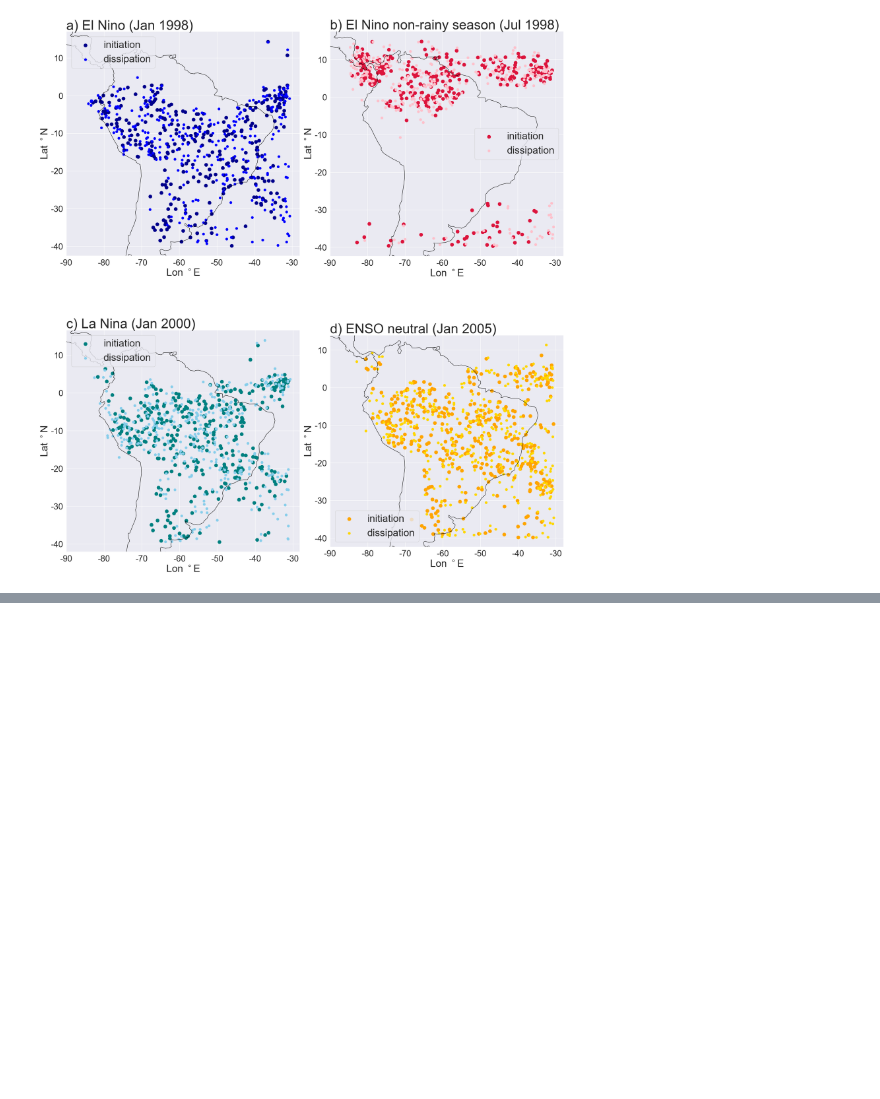
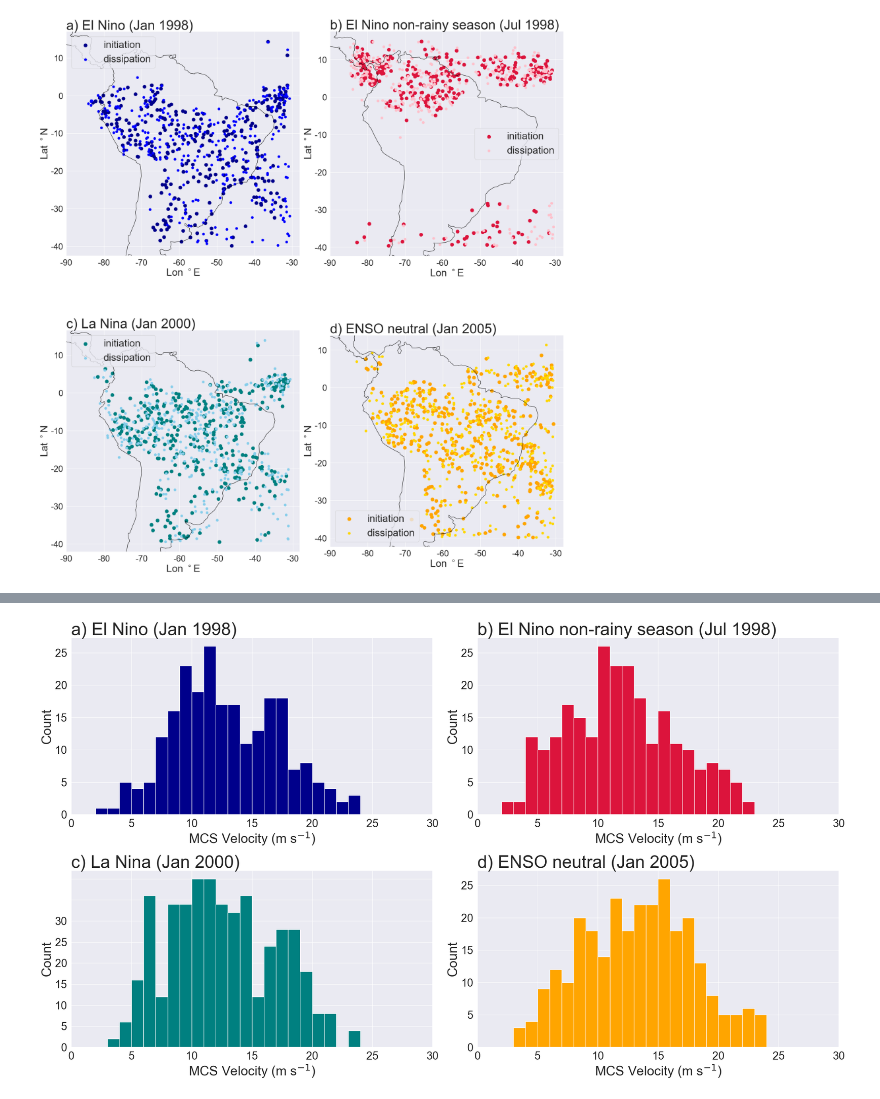
Before and after one commit to harrietgilmour/tobac_sensitivity, a Jupyter notebook: comparison_sensitivity_analysis.ipynb, the cells around one changed output, grey strips where cells are left out. Saved outputs shown, nothing was run; the diff lists cells and outputs as text; code cells hidden in the pictures; blank space fills up the shorter version.

```diff
--- a/comparison_sensitivity_analysis.ipynb
+++ b/comparison_sensitivity_analysis.ipynb
@@ -291,0 +361,5 @@ fig.tight_layout()
+# %%
+vel_225_1998= tobac.calculate_velocity(mcstracks_225_1998, method_distance=None)
+vel_225_jul= tobac.calculate_velocity(mcstracks_225_jul, method_distance=None)
+vel_225_2000= tobac.calculate_velocity(mcstracks_225_2000, method_distance=None)
+vel_225_2005= tobac.calculate_velocity(mcstracks_225_2005, method_distance=None)
@@ -291,0 +384,54 @@ fig.tight_layout()
+# %%
+#plots of MCS velocity
+import seaborn as sns
+sns.set(font_scale=1.5)
+
+plt.figure(figsize=(26,15))
+t = 40
+f= 30
+n=25
+lf= 35
+
+ax1 = plt.subplot(2,2,1)
+ax1.set_title('a) El Nino (Jan 1998) ', loc='left', fontsize= t)
+bins=bins
+ax1.hist(velocity_225_1998, bins=bins,color='darkblue',align='mid')
+ax1.set_xlim(0,30)
+ax1.set_xticklabels(ax1.get_xticks().astype(int),fontsize=n)
+ax1.set_yticklabels(ax1.get_yticks().astype(int),fontsize=n)
+ax1.set_xlabel('MCS Velocity (m s$^{-1}$)',fontsize=f)
+ax1.set_ylabel('Count',fontsize=f)
+
+ax2= plt.subplot(2,2,2)
+ax2.set_title('b) El Nino non-rainy season (Jul 1998) ', loc='left', fontsize= t)
+bins = bins
+ax2.hist(velocity_225_jul, bins=bins,align='mid',color='crimson')
+ax2.set_xlim(0,30)
+ax2.set_xticklabels(ax1.get_xticks().astype(int),fontsize=n)
+ax2.set_yticklabels(ax1.get_yticks().astype(int),fontsize=n)
+ax2.set_xlabel('MCS Velocity (m s$^{-1}$)',fontsize=f)
+ax2.set_ylabel('Count',fontsize=f)
+
+ax3= plt.subplot(2,2,3)
+ax3.set_title('c) La Nina (Jan 2000) ', loc='left', fontsize= t)
+bins = bins
+ax3.hist(velocity_225_2000, bins=bins,align='mid',color='teal')
+ax3.set_xlim(0,30)
+ax3.set_xticklabels(ax1.get_xticks().astype(int),fontsize=n)
+ax3.set_yticklabels(ax1.get_yticks().astype(int),fontsize=n)
+ax3.set_xlabel('MCS Velocity (m s$^{-1}$)',fontsize=f)
+ax3.set_ylabel('Count',fontsize=f)
+
+ax4= plt.subplot(2,2,4)
+ax4.set_title('d) ENSO neutral (Jan 2005) ', loc='left', fontsize= t)
+bins = bins
+ax4.hist(velocity_225_2005, bins=bins,align='mid',color='orange')
+ax4.set_xlim(0,30)
+ax4.set_xticklabels(ax1.get_xticks().astype(int),fontsize=n)
+ax4.set_yticklabels(ax1.get_yticks().astype(int),fontsize=n)
+ax4.set_xlabel('MCS Velocity (m s$^{-1}$)',fontsize=f)
+ax4.set_ylabel('Count',fontsize=f)
+
+plt.tight_layout()
+# %% [output]
+[figure, added]
```
Also changed, not shown: parts of 16 cells of this notebook.
